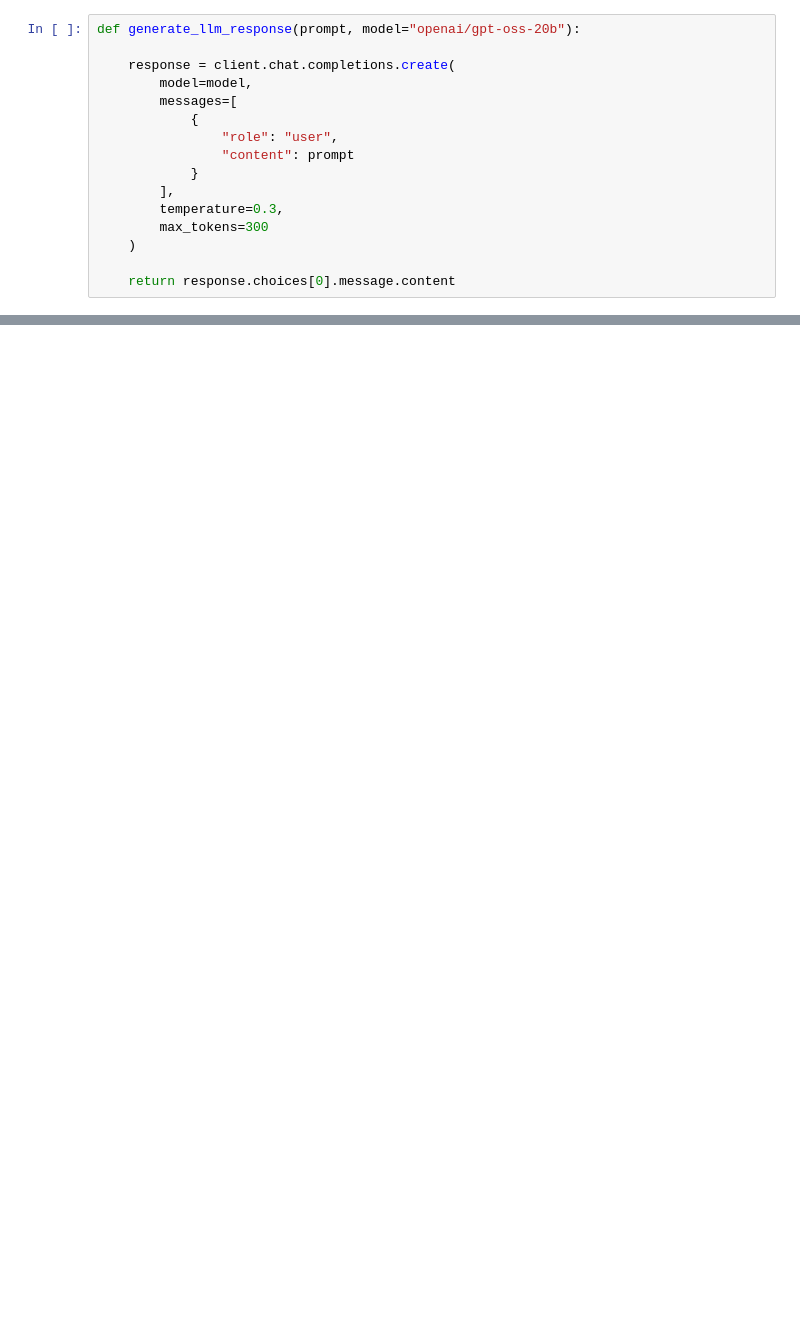
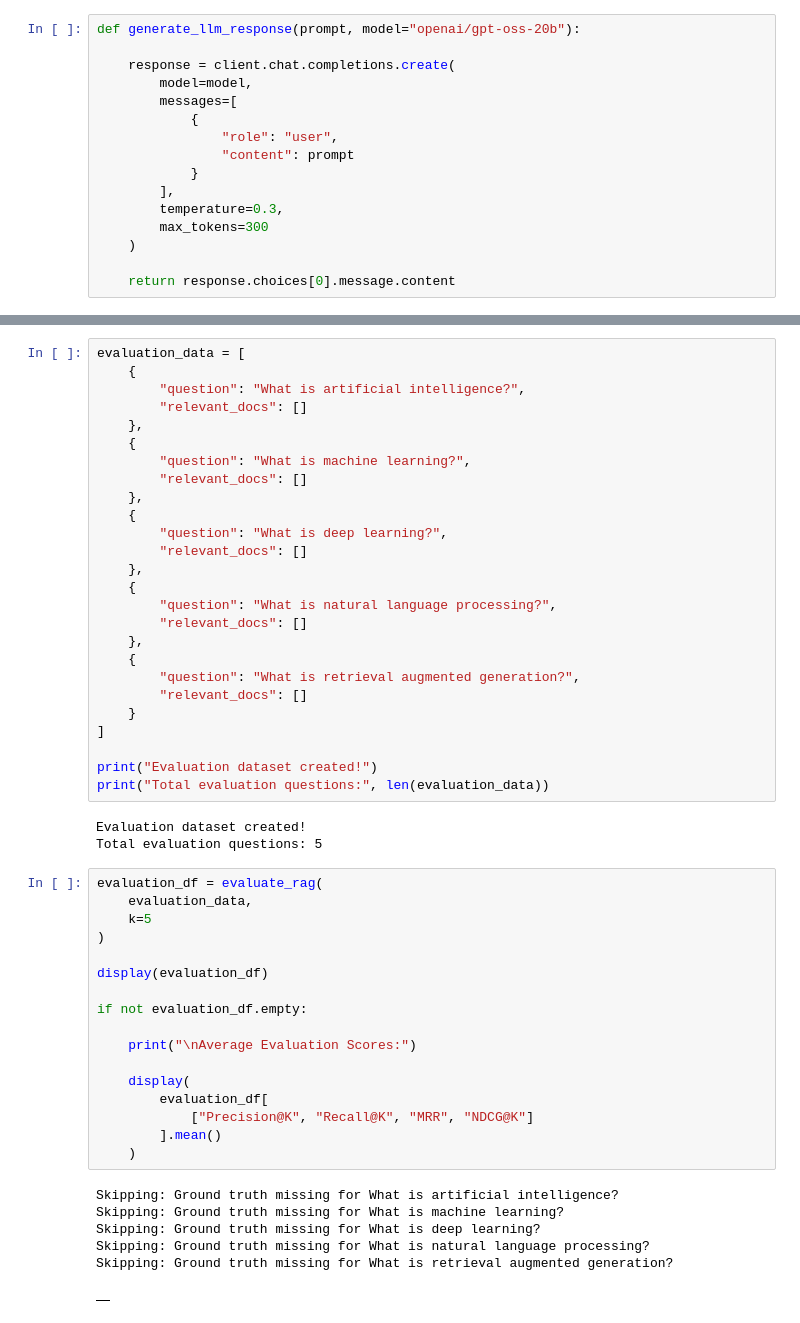
Before and after one commit to shaikyusufvali/LLM--Deeplearning, a Jupyter notebook: notebooks/01_LLM_Basics.ipynb, the cells around one changed output, grey strips where cells are left out. Cells and saved outputs as stored; diff of their text form; blank space fills up the shorter version.

```diff
--- a/notebooks/01_LLM_Basics.ipynb
+++ b/notebooks/01_LLM_Basics.ipynb
@@ -2031,0 +3196,53 @@ The system searches a database of historical documents and pulls out a few key p
+# %%
+evaluation_data = [
+    {
+        "question": "What is artificial intelligence?",
+        "relevant_docs": []
+    },
+    {
+        "question": "What is machine learning?",
+        "relevant_docs": []
+    },
+    {
+        "question": "What is deep learning?",
+        "relevant_docs": []
+    },
+    {
+        "question": "What is natural language processing?",
+        "relevant_docs": []
+    },
+    {
+        "question": "What is retrieval augmented generation?",
+        "relevant_docs": []
+    }
+]
+
+print("Evaluation dataset created!")
+print("Total evaluation questions:", len(evaluation_data))
+# %% [output]
+Evaluation dataset created!
+Total evaluation questions: 5
+# %%
+evaluation_df = evaluate_rag(
+    evaluation_data,
+    k=5
+)
+
+display(evaluation_df)
+
+if not evaluation_df.empty:
+
+    print("\nAverage Evaluation Scores:")
+
+    display(
+        evaluation_df[
+            ["Precision@K", "Recall@K", "MRR", "NDCG@K"]
+        ].mean()
+    )
+# %% [output]
+Skipping: Ground truth missing for What is artificial intelligence?
+Skipping: Ground truth missing for What is machine learning?
+Skipping: Ground truth missing for What is deep learning?
+Skipping: Ground truth missing for What is natural language processing?
+Skipping: Ground truth missing for What is retrieval augmented generation?
+|  |
```
Also changed, not shown: parts of 66 cells of this notebook, 3 other files.
